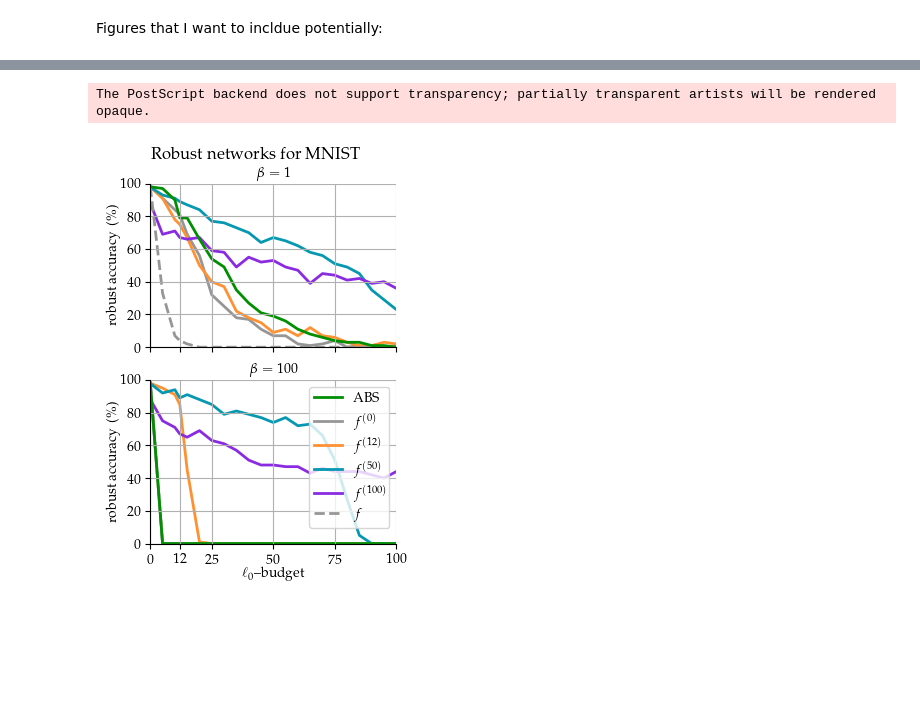
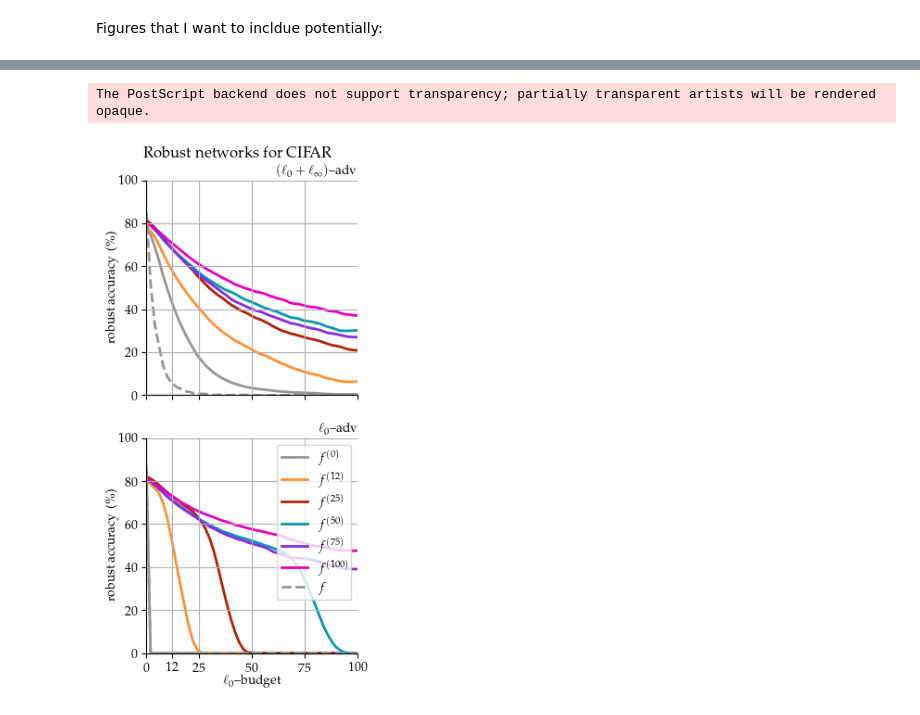
Before and after one commit to mbeliaev1/robust-l0, a Jupyter notebook: figures/fig1.ipynb, the cells around one changed output, grey strips where cells are left out. Drawn from its saved outputs; the diff is of its cells as text; code cells hidden in the pictures; blank space fills up the shorter version.

Commit message:
another figure update

```diff
--- a/figures/fig1.ipynb
+++ b/figures/fig1.ipynb
@@ -29,12 +29,14 @@ import matplotlib as mpl
 from matplotlib.gridspec import GridSpec
 # colors used
 ORANGE = '#FF9132'
+RED   = '#B02105'
+PINK = '#E600BF'
 TEAL = '#0598B0'
 GREEN = '#008F00'
 PURPLE = '#8A2BE2'
 GRAY = '#969696'
 FIG_WIDTH = 3
-FIG_HEIGHT = 4.5
+FIG_HEIGHT = 6
 plt.rcParams.update({
     "text.usetex": True,
     "font.family": "serif",
@@ -132,0 +52,5 @@ data_beta_100 = {'abs':[98.000,0.000,0.000,0.000,0.000,0.000,0.000,0.000,0.000,0
+# %%
+result = pickle.load(open(os.path.join(root,'new_trained/final_500/result_MNIST_0_1.p'),'rb'))
+k = np.arange(0,102,2)
+print(k.shape)
+print(np.array(result).shape)
@@ -133,5 +304,7 @@ data_beta_100 = {'abs':[98.000,0.000,0.000,0.000,0.000,0.000,0.000,0.000,0.000,0
 # %%
-fig_name = 'mnist'
+fig_name = 'cifar'
+data_keys = ['adv_k0','adv_k12','adv_k25','adv_k50','adv_k75','adv_k100','clean_k0']
+k_values = np.arange(0,102,2)
 
 fig = plt.figure(figsize=(FIG_WIDTH,FIG_HEIGHT))
 heights = [0.5,0.5]
@@ -141,12 +314,12 @@ spec = fig.add_gridspec(ncols=len(widths),
                         nrows=len(heights),
                         width_ratios=widths,
                         height_ratios=heights,
-                        left=0.15,
-                        right=0.97,
-                        top=0.9,
-                        bottom=0.1)
+                        left=0.17,
+                        right=0.93,
+                        top=0.92,
+                        bottom=0.07)
 
-spec.update(wspace=0.15, hspace=0.2)
+spec.update(wspace=0.15, hspace=0.15)
 
 
 axs = [fig.add_subplot(spec[i,0]) for i in range(len(heights))]
@@ -155,8 +328,8 @@ axs = [fig.add_subplot(spec[i,0]) for i in range(len(heights))]
 # hide other axes
 # axs[1].set_yticklabels([])
 # axs[0] is without retraining
-axs[0].set_title('$\\beta=1$',pad=5)
-axs[1].set_title('$\\beta=100$',pad=5)
+axs[0].set_title('$(\\ell_0 + \\ell_\\infty)$--adv',pad=5,loc='right')
+axs[1].set_title('$\\ell_0$--adv',pad=5,loc='right')
 axs[0].set_xlim(0,100)
 axs[0].set_ylim(0,100)
 axs[1].set_xlim(0,100)
@@ -164,45 +337,51 @@ axs[1].set_ylim(0,100)
 
 # plot with non robust accuracy shown
 for key in data_keys:
+    data_beta_1 = pickle.load(open(os.path.join(root,data_path_b1_CIFAR[key]),'rb'))
+    data_beta_100 = pickle.load(open(os.path.join(root,data_path_b100_CIFAR[key]),'rb'))
+    if key not in ['clean_k0']:
+        data_beta_1 = smooth(data_beta_1,box_pts)
+    if key not in ['adv_k0' ,'clean_k0']:
+        data_beta_100 = smooth(data_beta_100,box_pts)
     axs[0].plot(k_values,
-                data_beta_1[key],
+                data_beta_1,
                 color=data_colors[key],
                 label=data_labels[key],
                 linestyle=data_style[key],
                 zorder=data_zorder[key])
 
     axs[1].plot(k_values,
-                data_beta_100[key],
+                data_beta_100,
                 color=data_colors[key],
                 label=data_labels[key],
                 linestyle=data_style[key],
                 zorder=data_zorder[key])
 
 axs[0].grid()
 axs[1].grid()
 # axs[0].set_xlabel('$\ell_0$--budget/truncation $(k=k_{adv})$\n(a)',labelpad=0)
 # axs[1].set_xlabel('$\ell_0$--budget/truncation $(k=k_{adv})$\n(a)',labelpad=0)
 axs[1].set_xlabel('$\ell_0$--budget',labelpad=0)
 axs[0].set_ylabel('robust accuracy (\%)',labelpad=0)
 axs[1].set_ylabel('robust accuracy (\%)',labelpad=0)
 axs[0].set_xticks([0,12,25,50,75,100])
 # axs[0].set_xticklabels([0,12,25,50,75,100])
 axs[0].set_xticklabels([])
 axs[1].set_xticks([0,12,25,50,75,100])
 axs[1].set_xticklabels([0,12,25,50,75,100])
 axs[1].legend()
 
 # # plot with non robust accuracy shown
 # axs[1].plot(adv_ks,phase[0:11,0],color=GREEN,zorder=10,label='$F^{(0)}$')
 # # axs[1].plot(adv_ks,phase[0:11,1],color=ORANGE,linestyle='dashed',zorder=10)
 # axs[1].plot(adv_ks,adv_phase,color=ORANGE,zorder=10,label='$F^{(10)}$')
 # axs[1].grid()
 # axs[1].legend()
 # axs[1].set_xlabel('$\ell_0$--budget $(k_{adv})$\n(b)',labelpad=0)
-fig.suptitle('Robust networks for MNIST')
+fig.suptitle('Robust networks for CIFAR')
 # plt.show()
 plt.savefig(fig_path+fig_name+'.eps')
 plt.savefig(fig_path+fig_name+'.pdf')
 # %% [output]
 The PostScript backend does not support transparency; partially transparent artists will be rendered opaque.
-[figure, old version]
+[figure, new version]
```
Also changed, not shown: parts of 6 cells of this notebook, 4 other files.
